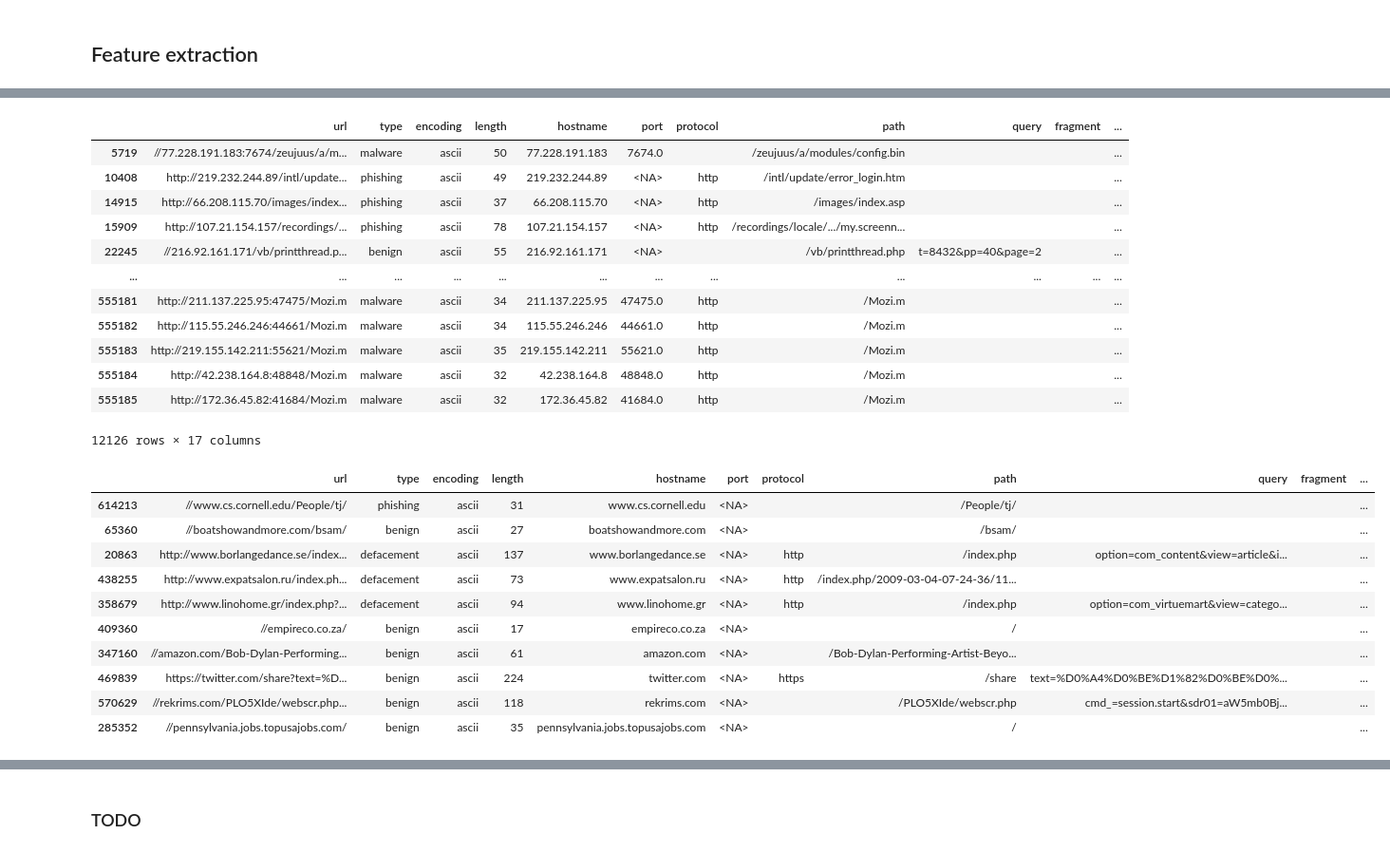
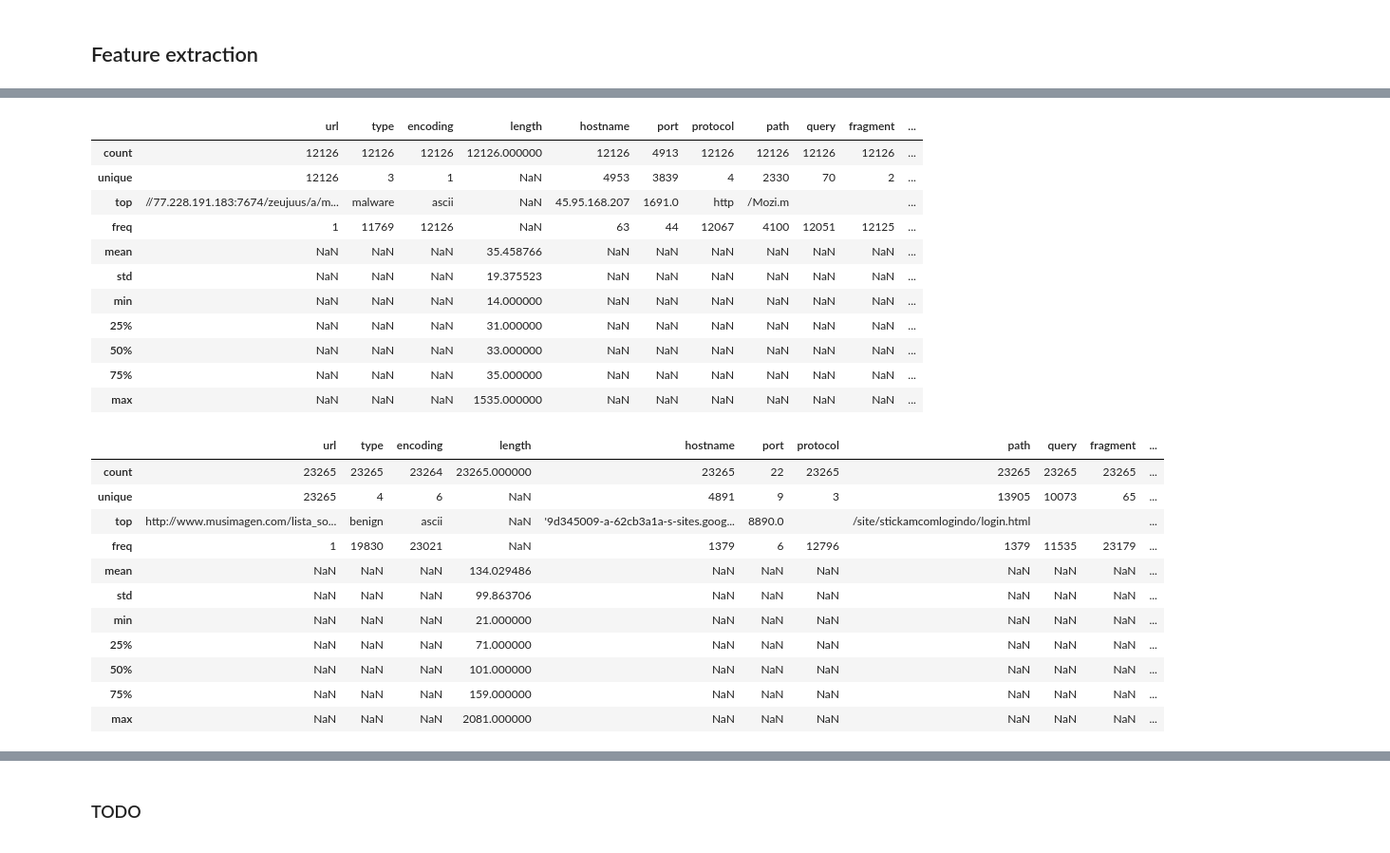
Before and after one commit to Metalcape/url-classifier, a Jupyter notebook: url-classifier.ipynb, the cells around one changed output, grey strips where cells are left out. Shown: that part at 95% size. Drawn from its saved outputs; the diff is of its cells as text; code cells hidden in the pictures.

```diff
--- a/url-classifier.ipynb
+++ b/url-classifier.ipynb
@@ -183,7 +170,7 @@ df.head(10)
 import re
 
 # Add // before every URL so that urllib.parse can detect the netloc part correctly (https://docs.python.org/3/library/urllib.parse.html#urllib.parse.urlparse)
-df['url'] = df['url'].apply(lambda x: '//' + str(x) if not re.match(pattern="^.*\/\/", string=str(x)) else str(x))
+df['url'] = df['url'].apply(lambda x: '//' + str(x) if not re.match(pattern="^.{0,5}:\/\/", string=str(x)) else str(x))
 df.head(10)
 # %% [output]
 |  | url | type | encoding |
@@ -285,7 +274,5 @@ df.sample(10)
 # %%
 import ipaddress
-
-df['hostname_lenght'] = df['hostname'].apply(lambda x: len(str(x)))
 
 def is_ip(url):
     try:
@@ -294,40 +281,39 @@ def is_ip(url):
         return False
     return str(ip) == url
 
+df['hostname_lenght'] = df['hostname'].apply(lambda x: len(str(x)))
+
 df['has_ip'] = df['hostname'].apply(lambda x: is_ip(str(x)))
 
-df['subdomains'] = df['hostname'].apply(lambda x: 0 if is_ip(str(x)) else len(re.findall(r'\.', str(x))))
-
-df.query(expr='has_ip == True')
+df.query(expr='has_ip == True').describe(include='all')
 # %% [output]
 |  | url | type | encoding | length | hostname | port | protocol | path | query | fragment | ... |
-| 5719 | //77.228.191.183:7674/zeujuus/a/m... | malware | ascii | 50 | 77.228.191.183 | 7674.0 |  | /zeujuus/a/modules/config.bin |  |  | ... |
-| 10408 | http://219.232.244.89/intl/update... | phishing | ascii | 49 | 219.232.244.89 | <NA> | http | /intl/update/error_login.htm |  |  | ... |
-| 14915 | http://66.208.115.70/images/index... | phishing | ascii | 37 | 66.208.115.70 | <NA> | http | /images/index.asp |  |  | ... |
-| 15909 | http://107.21.154.157/recordings/... | phishing | ascii | 78 | 107.21.154.157 | <NA> | http | /recordings/locale/.../my.screenn... |  |  | ... |
-| 22245 | //216.92.161.171/vb/printthread.p... | benign | ascii | 55 | 216.92.161.171 | <NA> |  | /vb/printthread.php | t=8432&pp=40&page=2 |  | ... |
-| ... | ... | ... | ... | ... | ... | ... | ... | ... | ... | ... | ... |
-| 555181 | http://211.137.225.95:47475/Mozi.m | malware | ascii | 34 | 211.137.225.95 | 47475.0 | http | /Mozi.m |  |  | ... |
-| 555182 | http://115.55.246.246:44661/Mozi.m | malware | ascii | 34 | 115.55.246.246 | 44661.0 | http | /Mozi.m |  |  | ... |
-| 555183 | http://219.155.142.211:55621/Mozi.m | malware | ascii | 35 | 219.155.142.211 | 55621.0 | http | /Mozi.m |  |  | ... |
-| 555184 | http://42.238.164.8:48848/Mozi.m | malware | ascii | 32 | 42.238.164.8 | 48848.0 | http | /Mozi.m |  |  | ... |
-| 555185 | http://172.36.45.82:41684/Mozi.m | malware | ascii | 32 | 172.36.45.82 | 41684.0 | http | /Mozi.m |  |  | ... |
+| count | 12126 | 12126 | 12126 | 12126.000000 | 12126 | 4913 | 12126 | 12126 | 12126 | 12126 | ... |
+| unique | 12126 | 3 | 1 | NaN | 4953 | 3839 | 4 | 2330 | 70 | 2 | ... |
+| top | //77.228.191.183:7674/zeujuus/a/m... | malware | ascii | NaN | 45.95.168.207 | 1691.0 | http | /Mozi.m |  |  | ... |
+| freq | 1 | 11769 | 12126 | NaN | 63 | 44 | 12067 | 4100 | 12051 | 12125 | ... |
+| mean | NaN | NaN | NaN | 35.458766 | NaN | NaN | NaN | NaN | NaN | NaN | ... |
+| std | NaN | NaN | NaN | 19.375523 | NaN | NaN | NaN | NaN | NaN | NaN | ... |
+| min | NaN | NaN | NaN | 14.000000 | NaN | NaN | NaN | NaN | NaN | NaN | ... |
+| 25% | NaN | NaN | NaN | 31.000000 | NaN | NaN | NaN | NaN | NaN | NaN | ... |
+| 50% | NaN | NaN | NaN | 33.000000 | NaN | NaN | NaN | NaN | NaN | NaN | ... |
+| 75% | NaN | NaN | NaN | 35.000000 | NaN | NaN | NaN | NaN | NaN | NaN | ... |
+| max | NaN | NaN | NaN | 1535.000000 | NaN | NaN | NaN | NaN | NaN | NaN | ... |
-12126 rows × 17 columns
 # %%
+# Detect url-encoded characters
 df['has_urlencoded_char'] = df['url'].apply(lambda x: True if '%' in str(x) else False)
 
-
-
-df.sample(10)
+df.query(expr='has_urlencoded_char == True').describe(include='all')
 # %% [output]
 |  | url | type | encoding | length | hostname | port | protocol | path | query | fragment | ... |
-| 614213 | //www.cs.cornell.edu/People/tj/ | phishing | ascii | 31 | www.cs.cornell.edu | <NA> |  | /People/tj/ |  |  | ... |
-| 65360 | //boatshowandmore.com/bsam/ | benign | ascii | 27 | boatshowandmore.com | <NA> |  | /bsam/ |  |  | ... |
-| 20863 | http://www.borlangedance.se/index... | defacement | ascii | 137 | www.borlangedance.se | <NA> | http | /index.php | option=com_content&view=article&i... |  | ... |
-| 438255 | http://www.expatsalon.ru/index.ph... | defacement | ascii | 73 | www.expatsalon.ru | <NA> | http | /index.php/2009-03-04-07-24-36/11... |  |  | ... |
-| 358679 | http://www.linohome.gr/index.php?... | defacement | ascii | 94 | www.linohome.gr | <NA> | http | /index.php | option=com_virtuemart&view=catego... |  | ... |
-| 409360 | //empireco.co.za/ | benign | ascii | 17 | empireco.co.za | <NA> |  | / |  |  | ... |
-| 347160 | //amazon.com/Bob-Dylan-Performing... | benign | ascii | 61 | amazon.com | <NA> |  | /Bob-Dylan-Performing-Artist-Beyo... |  |  | ... |
-| 469839 | https://twitter.com/share?text=%D... | benign | ascii | 224 | twitter.com | <NA> | https | /share | text=%D0%A4%D0%BE%D1%82%D0%BE%D0%... |  | ... |
-| 570629 | //rekrims.com/PLO5XIde/webscr.php... | benign | ascii | 118 | rekrims.com | <NA> |  | /PLO5XIde/webscr.php | cmd_=session.start&sdr01=aW5mb0Bj... |  | ... |
-| 285352 | //pennsylvania.jobs.topusajobs.com/ | benign | ascii | 35 | pennsylvania.jobs.topusajobs.com | <NA> |  | / |  |  | ... |
+| count | 23265 | 23265 | 23264 | 23265.000000 | 23265 | 22 | 23265 | 23265 | 23265 | 23265 | ... |
+| unique | 23265 | 4 | 6 | NaN | 4891 | 9 | 3 | 13905 | 10073 | 65 | ... |
+| top | http://www.musimagen.com/lista_so... | benign | ascii | NaN | '9d345009-a-62cb3a1a-s-sites.goog... | 8890.0 |  | /site/stickamcomlogindo/login.html |  |  | ... |
+| freq | 1 | 19830 | 23021 | NaN | 1379 | 6 | 12796 | 1379 | 11535 | 23179 | ... |
+| mean | NaN | NaN | NaN | 134.029486 | NaN | NaN | NaN | NaN | NaN | NaN | ... |
+| std | NaN | NaN | NaN | 99.863706 | NaN | NaN | NaN | NaN | NaN | NaN | ... |
+| min | NaN | NaN | NaN | 21.000000 | NaN | NaN | NaN | NaN | NaN | NaN | ... |
+| 25% | NaN | NaN | NaN | 71.000000 | NaN | NaN | NaN | NaN | NaN | NaN | ... |
+| 50% | NaN | NaN | NaN | 101.000000 | NaN | NaN | NaN | NaN | NaN | NaN | ... |
+| 75% | NaN | NaN | NaN | 159.000000 | NaN | NaN | NaN | NaN | NaN | NaN | ... |
+| max | NaN | NaN | NaN | 2081.000000 | NaN | NaN | NaN | NaN | NaN | NaN | ... |
```
Also changed, not shown: parts of 8 cells of this notebook.
